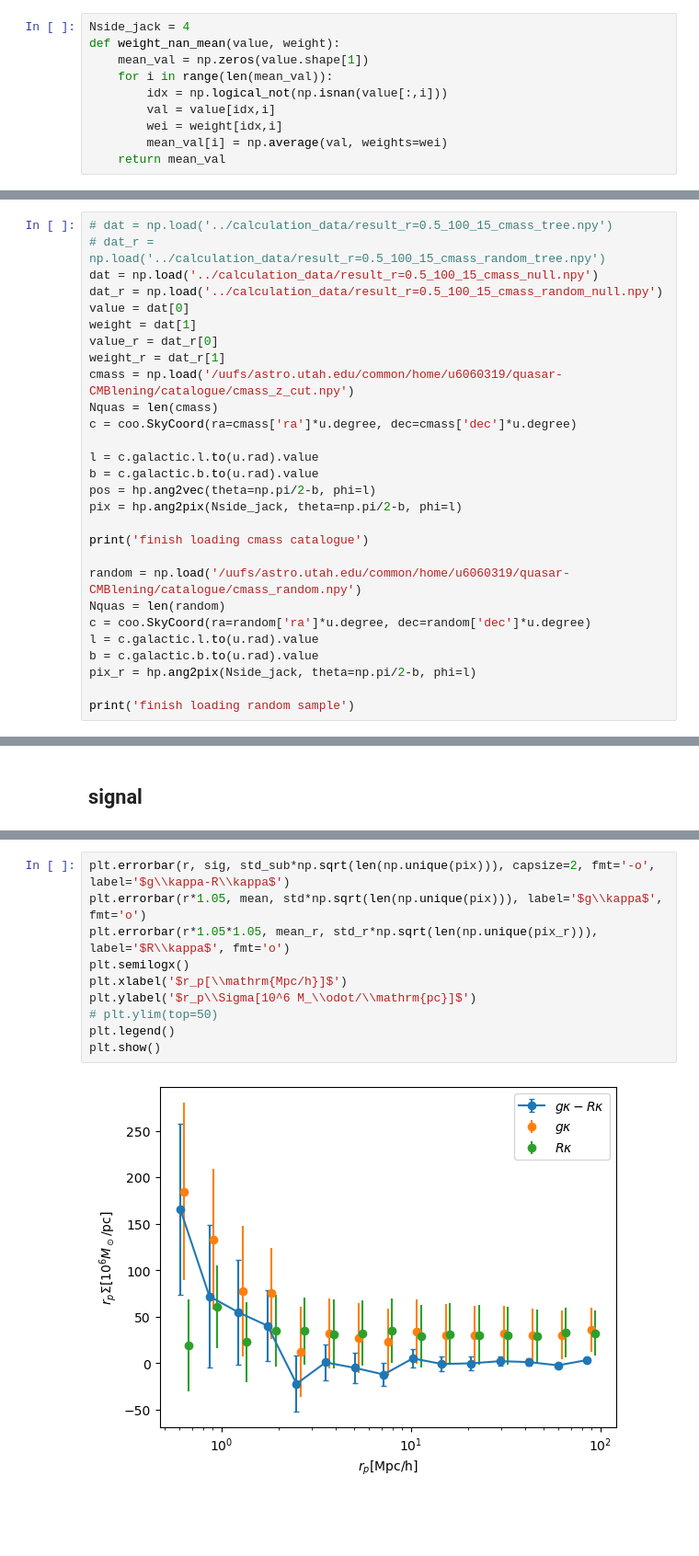
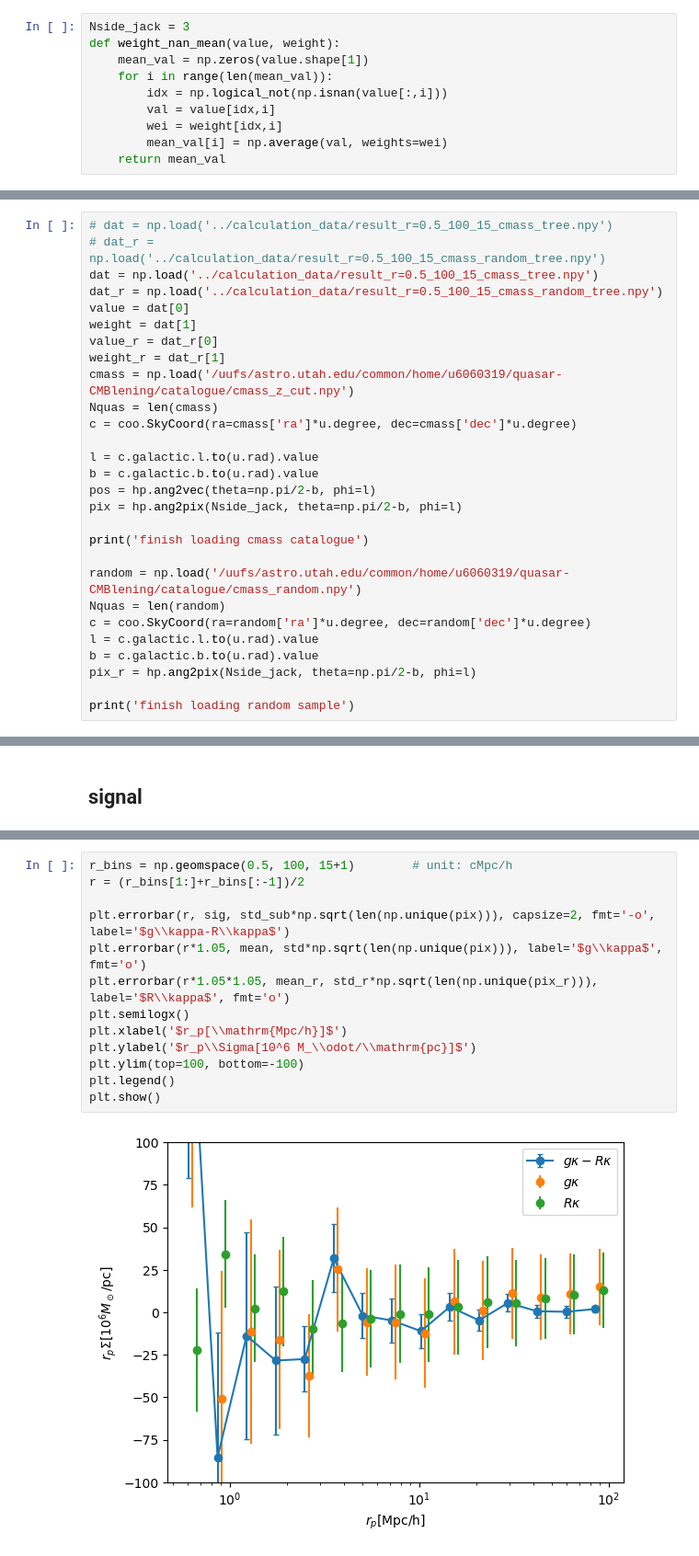
Before and after one commit to MeloDi-23/quasar-CMB-lensing-correlation, a Jupyter notebook: jupyter/result_cmass.ipynb, the cells around one changed output, grey strips where cells are left out. Shown: that part at 92% size. Cells and saved outputs as stored; diff of their text form; blank space fills up the shorter version.

```diff
--- a/jupyter/result_cmass.ipynb
+++ b/jupyter/result_cmass.ipynb
@@ -6,7 +6,7 @@ import healpy as hp
 import matplotlib.pyplot as plt
 import multiprocessing as mp
 # %%
-Nside_jack = 4
+Nside_jack = 3
 def weight_nan_mean(value, weight):
     mean_val = np.zeros(value.shape[1])
     for i in range(len(mean_val)):
@@ -42,8 +42,8 @@ $4.8117124\mathrm{{}^{\prime}}$
 # %%
 # dat = np.load('../calculation_data/result_r=0.5_100_15_cmass_tree.npy')
 # dat_r = np.load('../calculation_data/result_r=0.5_100_15_cmass_random_tree.npy')
-dat = np.load('../calculation_data/result_r=0.5_100_15_cmass_null.npy')
-dat_r = np.load('../calculation_data/result_r=0.5_100_15_cmass_random_null.npy')
+dat = np.load('../calculation_data/result_r=0.5_100_15_cmass_tree.npy')
+dat_r = np.load('../calculation_data/result_r=0.5_100_15_cmass_random_tree.npy')
 value = dat[0]
 weight = dat[1]
 value_r = dat_r[0]
@@ -163,12 +168,15 @@ plt.show()
 # %%
+r_bins = np.geomspace(0.5, 100, 15+1)        # unit: cMpc/h
+r = (r_bins[1:]+r_bins[:-1])/2
+
 plt.errorbar(r, sig, std_sub*np.sqrt(len(np.unique(pix))), capsize=2, fmt='-o', label='$g\\kappa-R\\kappa$')
 plt.errorbar(r*1.05, mean, std*np.sqrt(len(np.unique(pix))), label='$g\\kappa$', fmt='o')
 plt.errorbar(r*1.05*1.05, mean_r, std_r*np.sqrt(len(np.unique(pix_r))), label='$R\\kappa$', fmt='o')
 plt.semilogx()
 plt.xlabel('$r_p[\\mathrm{Mpc/h}]$')
 plt.ylabel('$r_p\\Sigma[10^6 M_\\odot/\\mathrm{pc}]$')
-# plt.ylim(top=50)
+plt.ylim(top=100, bottom=-100)
 plt.legend()
 plt.show()
 # %% [output]
-[figure, old version]
+[figure, new version]
```
Also changed, not shown: parts of 5 cells of this notebook, 11 other files.
